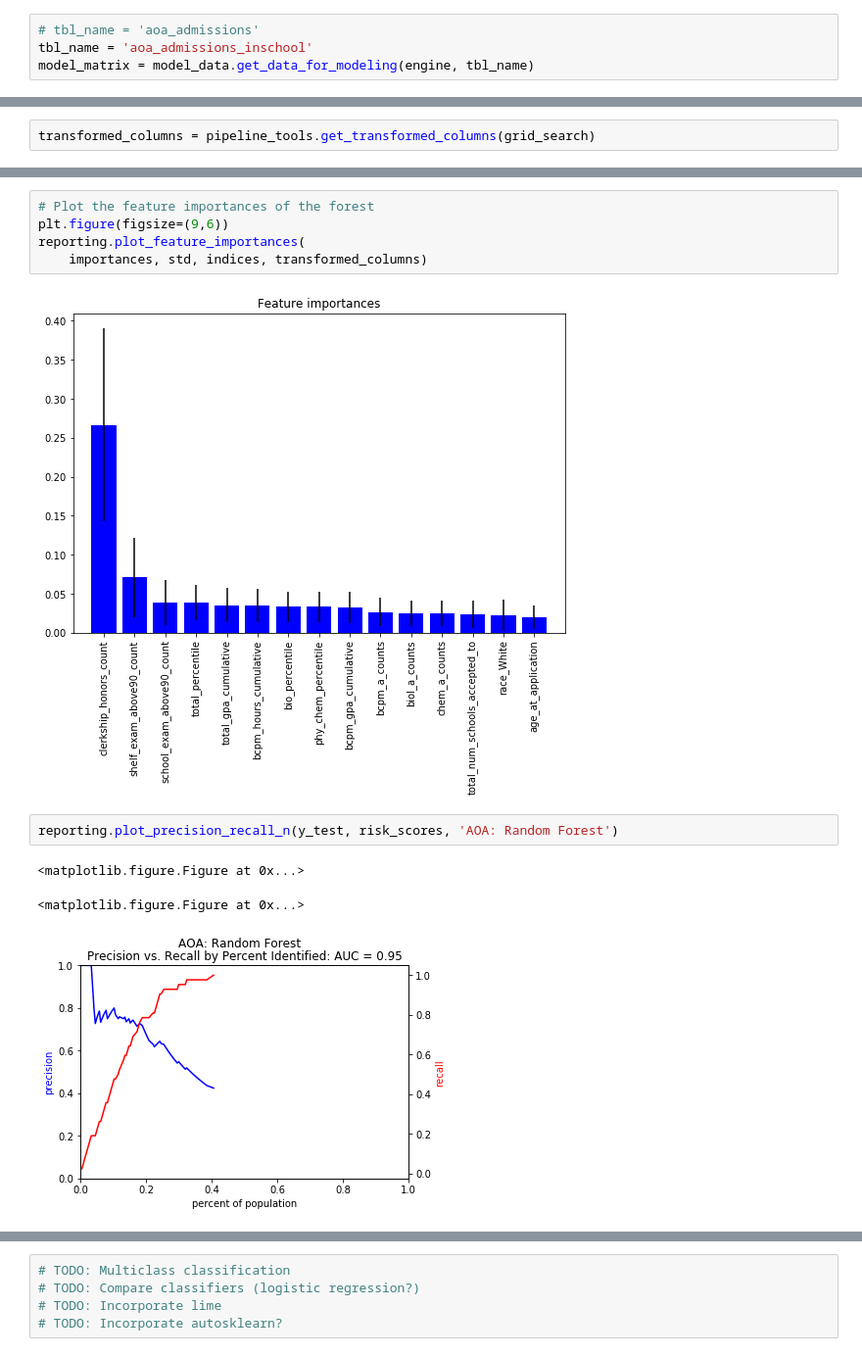
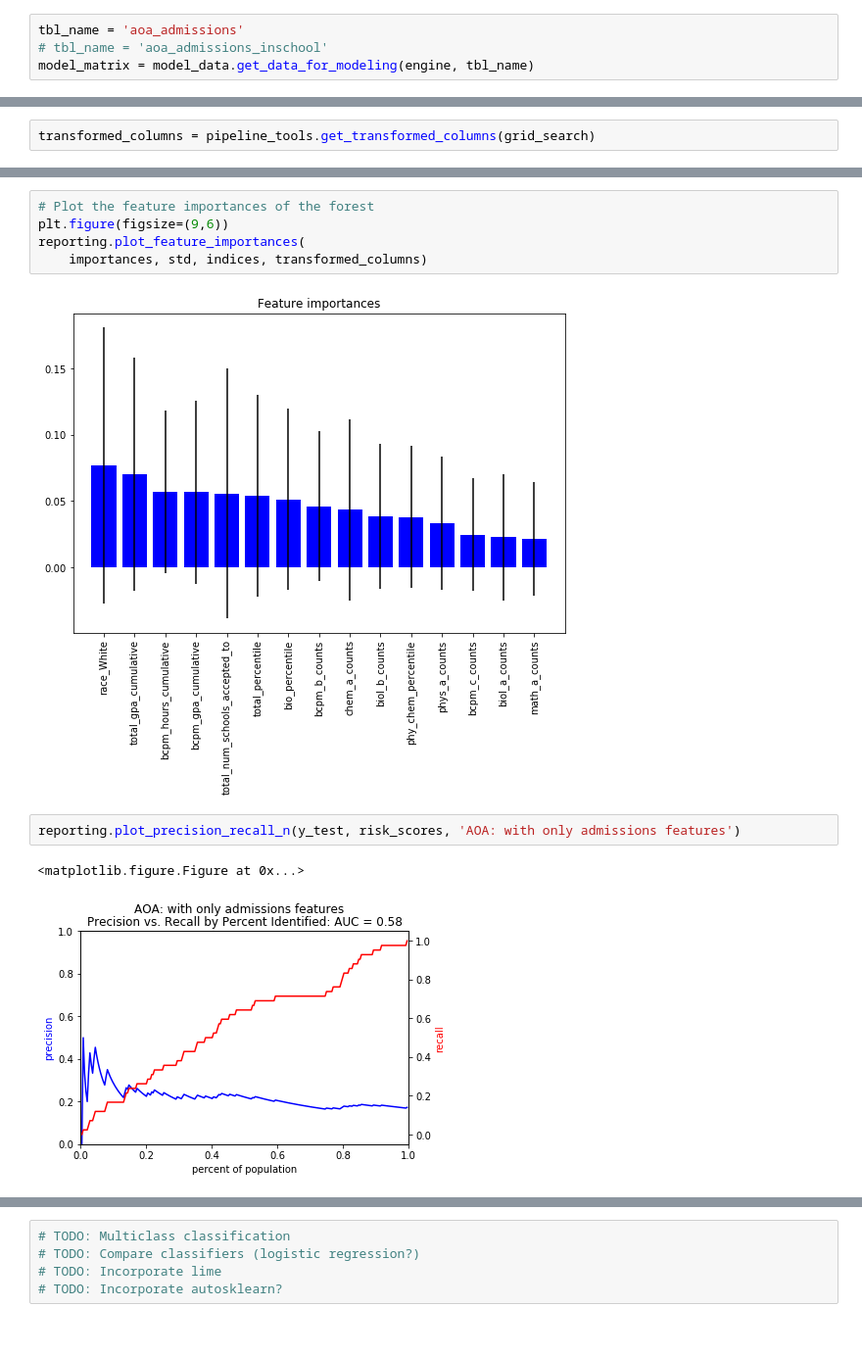
Before and after one commit to jgutman/eduanalytics, a Jupyter notebook: connecting_to_database_with_python.ipynb, the cells around one changed output, grey strips where cells are left out. Shown at 98% size. Drawn from its saved outputs; the diff is of its cells as text.

Commit message:
updated to rerun admissions without med school data included

```diff
--- a/connecting_to_database_with_python.ipynb
+++ b/connecting_to_database_with_python.ipynb
@@ -50,8 +50,8 @@ Engine(mysql+pymysql://eduan_owner:***@mysqlvip.nyumc.org:3321/edu_analytics)
  'identified$raw$race',
  'identified$raw$school']
 # %%
-# tbl_name = 'aoa_admissions'
-tbl_name = 'aoa_admissions_inschool'
+tbl_name = 'aoa_admissions'
+# tbl_name = 'aoa_admissions_inschool'
 model_matrix = model_data.get_data_for_modeling(engine, tbl_name)
 # %% [markdown]
 ## Fit a pipeline
@@ -185,10 +187,9 @@ plt.figure(figsize=(9,6))
 reporting.plot_feature_importances(
     importances, std, indices, transformed_columns)
 # %% [output]
-[figure, old version]
+[figure, new version]
 # %%
-reporting.plot_precision_recall_n(y_test, risk_scores, 'AOA: Random Forest')
+reporting.plot_precision_recall_n(y_test, risk_scores, 'AOA: with only admissions features')
 # %% [output]
 <matplotlib.figure.Figure at 0x...>
-<matplotlib.figure.Figure at 0x...>
-[figure, old version]
+[figure, new version]
```
Also changed, not shown: parts of 5 cells of this notebook, 1 other file.
